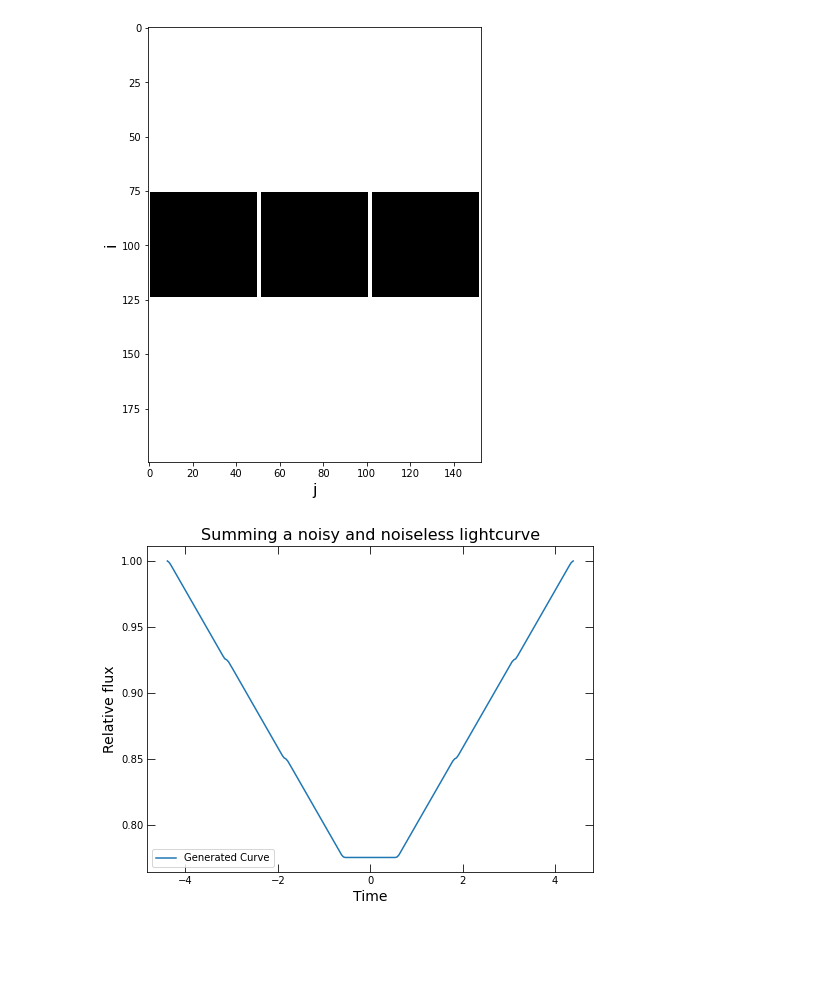
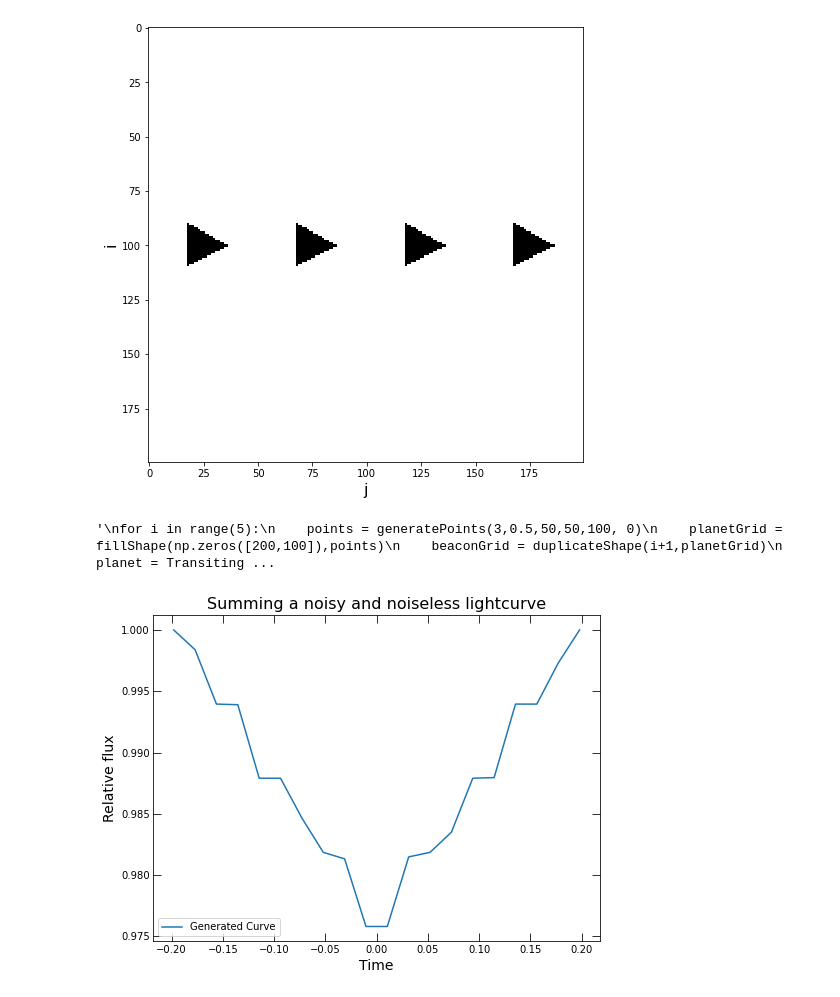
Before and after one commit to joshua-bromley/tessSignalInjection, a Jupyter notebook: Summer2021/repeatingObjects.ipynb, the cells around one changed output. Cells and saved outputs as stored; diff of their text form; code cells hidden in the pictures; blank space fills up the shorter version.

Commit message:
can generate sets of repeating objects

```diff
--- a/Summer2021/repeatingObjects.ipynb
+++ b/Summer2021/repeatingObjects.ipynb
@@ -97,18 +97,32 @@ def duplicateShape(n, grid): ##Recursively adds the grid to itself n times
         outputGrid[i] = np.append(largerGrid[i],grid[i])
     return outputGrid
 # %%
-times = np.linspace(-10,10,500)
+times = getTimes("tesslc_78452879")
 
-points = generatePoints(4,0.7,50,26,100, np.pi/4)
-planetGrid = fillShape(np.zeros([200,51]),points)
-beaconGrid = duplicateShape(3,planetGrid)
-planet = TransitingImage(opacitymat = beaconGrid, v = 0.4, t_ref = 0, t_arr = times)
+points = generatePoints(3,0.25,50,25,100, 0)
+planetGrid = fillShape(np.zeros([200,50]),points)
+beaconGrid = duplicateShape(4,planetGrid)
+planet = TransitingImage(opacitymat = beaconGrid, v = 10, t_ref = 0, t_arr = times)
 planet.plot_grid()
+
+'''
+for i in range(5):
+    points = generatePoints(3,0.5,50,50,100, 0)
+    planetGrid = fillShape(np.zeros([200,100]),points)
+    beaconGrid = duplicateShape(i+1,planetGrid)
+    planet = TransitingImage(opacitymat = beaconGrid, v = 10, t_ref = 0, t_arr = times)
+    planetLC, overlapTimes = planet.gen_LC(t_arr = times)
+    f = open("Signals/trin"+str(i)+".txt",'w')
+    for i in range(len(overlapTimes)):
+        f.write(str(overlapTimes[i]) + '\t' + str(planetLC[i]) + '\n')
+    f.close()
+'''
 
 ##duplicateShape can be used to increase the number of identical objects transiting.
 ##Space between objects determined by white space in grid passed in.
 # %% [output]
-[figure, old version]
+[figure, new version]
+'\nfor i in range(5):\n    points = generatePoints(3,0.5,50,50,100, 0)\n    planetGrid = fillShape(np.zeros([200,100]),points)\n    beaconGrid = duplicateShape(i+1,planetGrid)\n    planet = Transiting ...
 # %%
 planetLC, overlapTimes = planet.gen_LC(t_arr = times)
 
@@ -123,4 +137,4 @@ ax.tick_params(direction = "in", which = "major", length = 8, top = True, right
 ax.tick_params(direction = "in", which = "minor", length = 4, top = True, right = True)
 plt.show()
 # %% [output]
-[figure, old version]
+[figure, new version]
```
